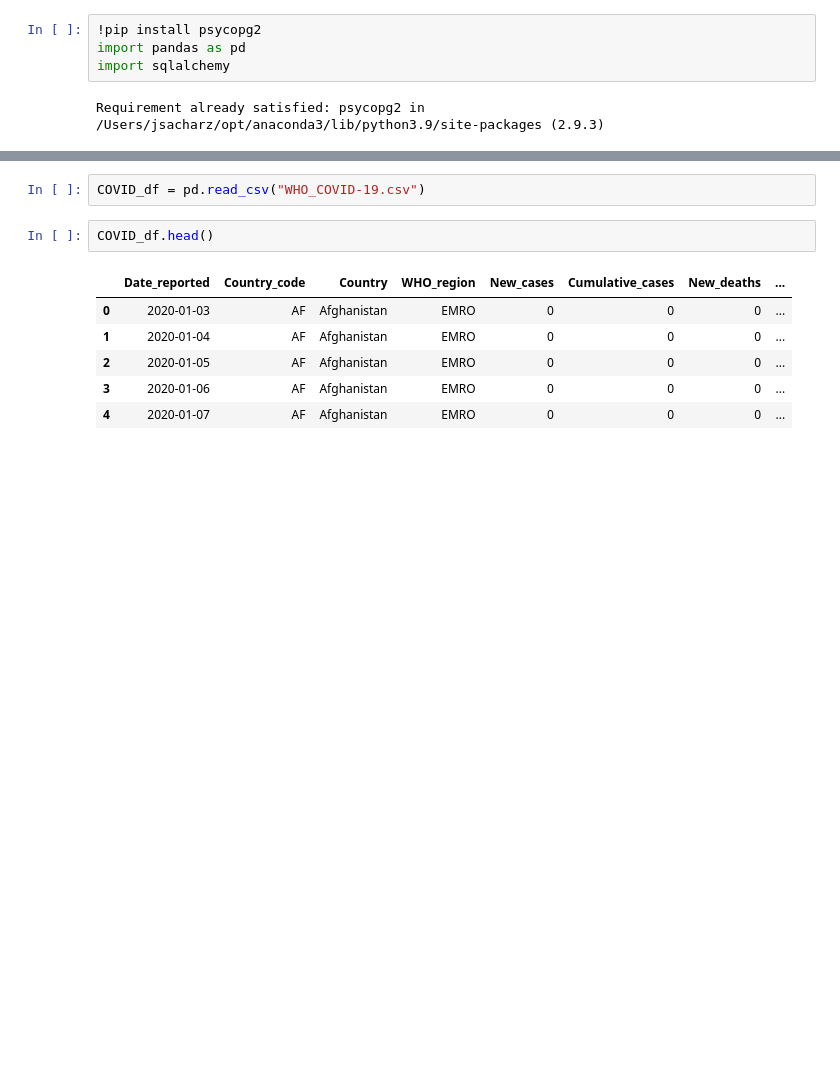
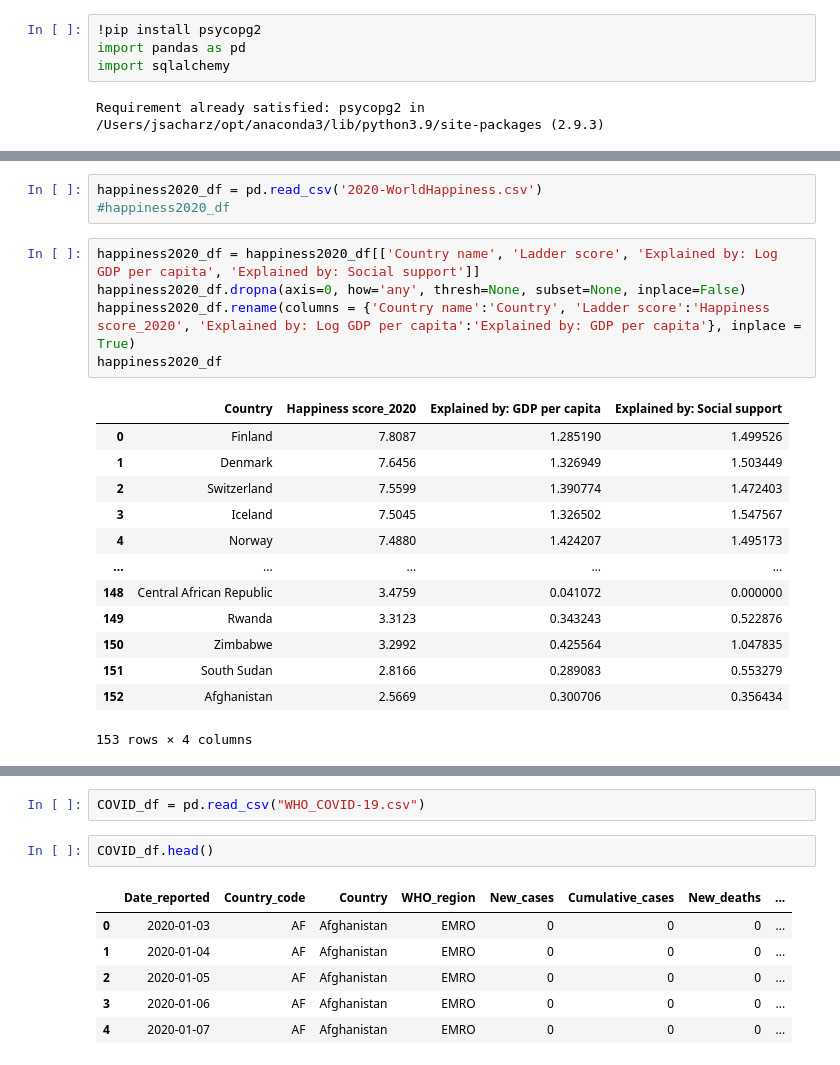
Before and after one commit to PBx0N/HappinessAndCovid, a Jupyter notebook: Transforming_data/transfrom_data_JS.ipynb, the cells around one changed output, grey strips where cells are left out. Saved outputs shown, nothing was run; the diff lists cells and outputs as text; blank space fills up the shorter version.

```diff
--- a/Transforming_data/transfrom_data_JS.ipynb
+++ b/Transforming_data/transfrom_data_JS.ipynb
@@ -18,0 +83,22 @@ happiness_df.head()
+# %%
+happiness2020_df = pd.read_csv('2020-WorldHappiness.csv')
+#happiness2020_df
+# %%
+happiness2020_df = happiness2020_df[['Country name', 'Ladder score', 'Explained by: Log GDP per capita', 'Explained by: Social support']]
+happiness2020_df.dropna(axis=0, how='any', thresh=None, subset=None, inplace=False)
+happiness2020_df.rename(columns = {'Country name':'Country', 'Ladder score':'Happiness score_2020', 'Explained by: Log GDP per capita':'Explained by: GDP per capita'}, inplace = True)
+happiness2020_df
+# %% [output]
+|  | Country | Happiness score_2020 | Explained by: GDP per capita | Explained by: Social support |
+| 0 | Finland | 7.8087 | 1.285190 | 1.499526 |
+| 1 | Denmark | 7.6456 | 1.326949 | 1.503449 |
+| 2 | Switzerland | 7.5599 | 1.390774 | 1.472403 |
+| 3 | Iceland | 7.5045 | 1.326502 | 1.547567 |
+| 4 | Norway | 7.4880 | 1.424207 | 1.495173 |
+| ... | ... | ... | ... | ... |
+| 148 | Central African Republic | 3.4759 | 0.041072 | 0.000000 |
+| 149 | Rwanda | 3.3123 | 0.343243 | 0.522876 |
+| 150 | Zimbabwe | 3.2992 | 0.425564 | 1.047835 |
+| 151 | South Sudan | 2.8166 | 0.289083 | 0.553279 |
+| 152 | Afghanistan | 2.5669 | 0.300706 | 0.356434 |
+153 rows × 4 columns
```
Also changed, not shown: parts of 14 cells of this notebook, 5 other files.
